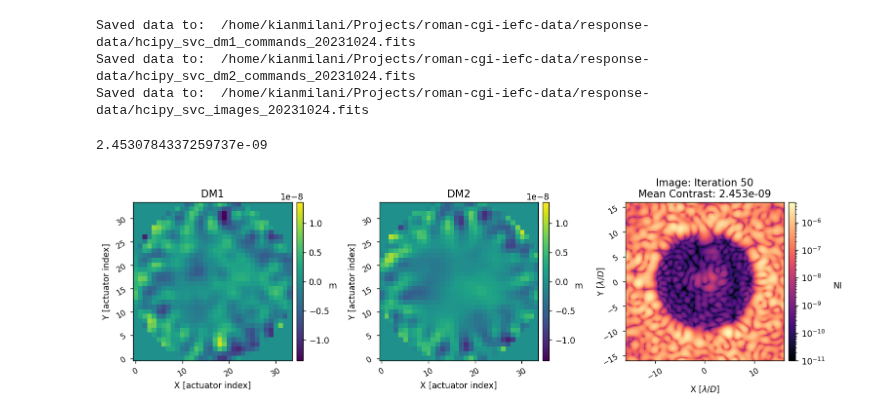
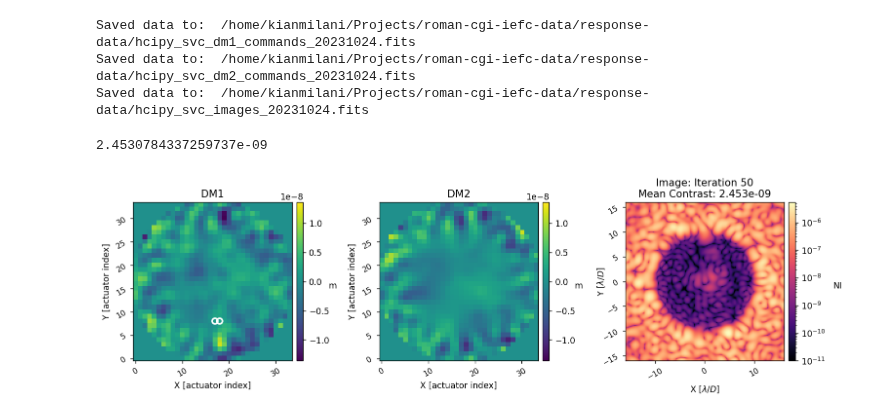
Before and after one commit to kian1377/roman-cgi-iefc, a Jupyter notebook: iefc_2dm_svc.ipynb, the cells around one changed output. Cells and saved outputs as stored; diff of their text form; code cells hidden in the pictures.

Commit message:
minor plotting modifications

```diff
--- a/iefc_2dm_svc.ipynb
+++ b/iefc_2dm_svc.ipynb
@@ -269,3 +275,6 @@ Saved data to:  /home/kianmilani/Projects/roman-cgi-iefc-data/response-data/hcip
+# %%
+probe_inds_1 = np.argwhere(probe_modes[0])[0]
+probe_inds_2 = np.argwhere(probe_modes[1])[0]
 # %%
 date = 20231024
 dm1s = fits.getdata(response_dir/f'hcipy_svc_dm1_commands_{date}.fits')
@@ -275,31 +284,35 @@ images = fits.getdata(response_dir/f'hcipy_svc_images_{date}.fits')
 contrast = np.mean(images[:,control_mask], axis=1)
 
 i = np.argmin(contrast)
 i = 50
 print(contrast[i])
+
+patches = [Circle((probe_inds_1[1],probe_inds_1[0]), 0.6, color='w', fill=False, linewidth=2),
+           Circle((probe_inds_2[1],probe_inds_2[0]), 0.6, color='w', fill=False, linewidth=2)]
 
 dm_max = np.max(np.abs(np.concatenate([dm1s[i], dm2s[i]])))
 dm1_rms = np.sqrt(np.mean(dm1s[i][svc.dm_mask.astype(bool)]**2))*1e9
 dm2_rms = np.sqrt(np.mean(dm2s[i][svc.dm_mask.astype(bool)]**2))*1e9
 dm1_p2v = (np.max(dm1s[i]) - np.min(dm1s[i]))*1e9
 dm2_p2v = (np.max(dm2s[i]) - np.min(dm2s[i]))*1e9
 fig, ax = imshow3(dm1s[i], dm2s[i], images[i],
         f'DM1',
         f'DM2',
         f'Image: Iteration {i}\nMean Contrast: {contrast[i]:.3e}',
         cmap1='viridis', cmap2='viridis',
         cbar1_label='m', cbar2_label='m', cbar3_label='NI',
         xlabel1='X [actuator index]', xlabel2='X [actuator index]', xlabel3='X [$\lambda/D$]',
         pxscl3=svc.psf_pixelscale_lamD,
         vmin1=-dm_max, vmax1=dm_max, vmin2=-dm_max, vmax2=dm_max,
         lognorm3=True, vmin3=1e-11,
         wspace=0.45,
+        patches1=patches,
         display_fig=False, return_fig=True)
 ax[2].set_ylabel('Y [$\lambda/D$]', labelpad=-5)
 ax[0].set_ylabel('Y [actuator index]', labelpad=5)
 ax[1].set_ylabel('Y [actuator index]', labelpad=5)
 fig.savefig('figs/hcipy_svc_dark_hole.pdf', format='pdf', bbox_inches="tight")
 display(fig)
 # %% [output]
 2.4530784337259737e-09
-[figure, old version]
+[figure, new version]
```
Also changed, not shown: parts of 3 cells of this notebook.
